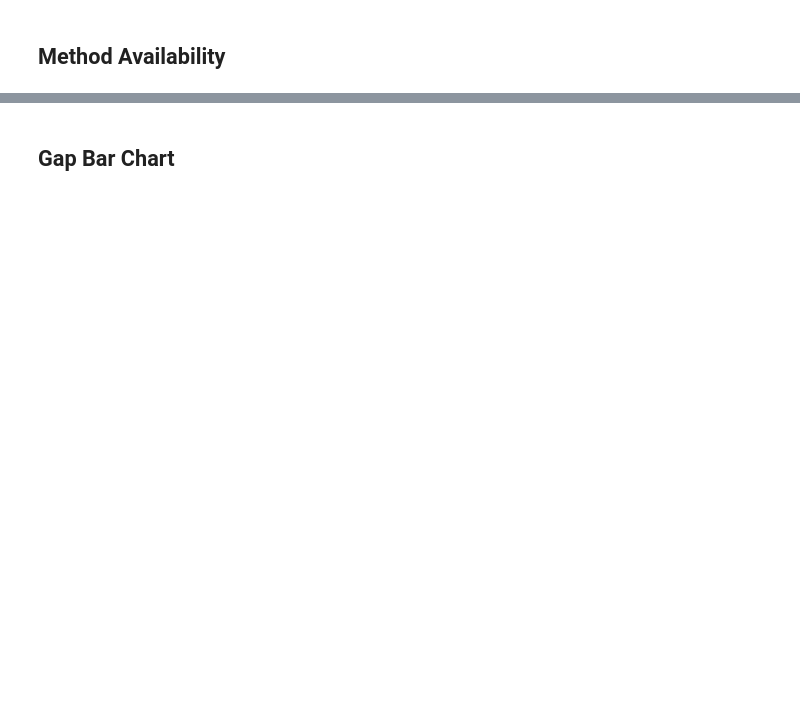
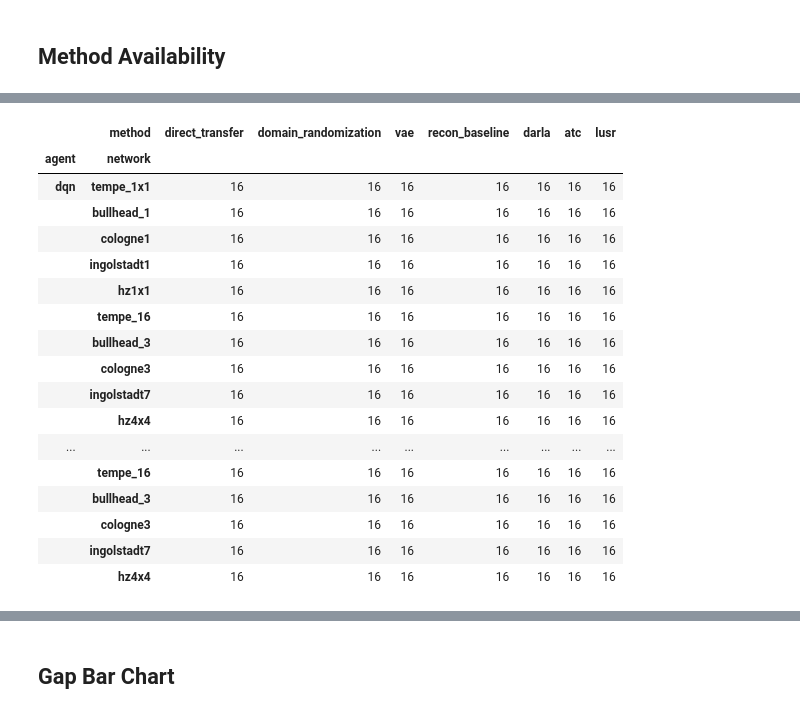
Before and after one commit to Red-Pheonix/Sim2RealTSCBenchMark, a Jupyter notebook: analyze_observations.ipynb, the cells around one changed output, grey strips where cells are left out. Saved outputs shown, nothing was run; the diff lists cells and outputs as text; code cells hidden in the pictures; blank space fills up the shorter version.

```diff
--- a/analyze_observations.ipynb
+++ b/analyze_observations.ipynb
@@ -304,2 +26,34 @@ display(method_metric_df)
+# %%
+from pathlib import Path
+
+import numpy as np
+import pandas as pd
+import matplotlib.pyplot as plt
+
+# All parsing + selection logic lives in scripts/gap_tables.py (shared with
+# make_figures.ipynb): newest usable DTL per cell, REAL_TEST rows (REAL_TRAIN
+# fallback), cadence subsample, top-5 by reward with a stable mergesort +
+# episode tie-break. build() parses logs/ -> tables/observation_table.csv and
+# returns the raw (unformatted) per-cell frame used below.
+from scripts.gap_tables import AGENTS, OBSERVATIONS as TASK
+
+results_df = TASK.build(verbose=True)
+
+NETWORK_ORDER = TASK.networks
+SETTING_ORDER = TASK.settings
+METHOD_ORDER = TASK.methods
+SINGLE_SHOT_METHODS = TASK.single_shot
+candidate_dtls, real_rows, read_dtl = TASK.candidate_dtls, TASK.real_rows, TASK.read_dtl
+
+# fixed method -> color (Tol bright, CVD-safe); consistent across every figure
+METHOD_COLORS = {
+    'direct_transfer': '#4477AA',
+    'domain_randomization': '#EE6677',
+    'vae': '#228833',
+    'recon_baseline': '#CCBB44',
+    'darla': '#66CCEE',
+    'atc': '#AA3377',
+    'lusr': '#BBBBBB',
+}
 # %% [markdown]
 ## Method Availability
@@ -395,0 +60,27 @@ comparison_df
+# %%
+availability = (
+    results_df.pivot_table(index=['agent', 'network'], columns='method',
+                           values='travel_time', aggfunc='count', observed=False)
+    .reindex(columns=METHOD_ORDER)
+    .fillna(0).astype(int)
+)
+availability  # number of settings with a usable run, per method
+# %% [output]
+|  | method | direct_transfer | domain_randomization | vae | recon_baseline | darla | atc | lusr |
+| agent | network |  |  |  |  |  |  |  |
+| dqn | tempe_1x1 | 16 | 16 | 16 | 16 | 16 | 16 | 16 |
+|  | bullhead_1 | 16 | 16 | 16 | 16 | 16 | 16 | 16 |
+|  | cologne1 | 16 | 16 | 16 | 16 | 16 | 16 | 16 |
+|  | ingolstadt1 | 16 | 16 | 16 | 16 | 16 | 16 | 16 |
+|  | hz1x1 | 16 | 16 | 16 | 16 | 16 | 16 | 16 |
+|  | tempe_16 | 16 | 16 | 16 | 16 | 16 | 16 | 16 |
+|  | bullhead_3 | 16 | 16 | 16 | 16 | 16 | 16 | 16 |
+|  | cologne3 | 16 | 16 | 16 | 16 | 16 | 16 | 16 |
+|  | ingolstadt7 | 16 | 16 | 16 | 16 | 16 | 16 | 16 |
+|  | hz4x4 | 16 | 16 | 16 | 16 | 16 | 16 | 16 |
+| ... | ... | ... | ... | ... | ... | ... | ... | ... |
+|  | tempe_16 | 16 | 16 | 16 | 16 | 16 | 16 | 16 |
+|  | bullhead_3 | 16 | 16 | 16 | 16 | 16 | 16 | 16 |
+|  | cologne3 | 16 | 16 | 16 | 16 | 16 | 16 | 16 |
+|  | ingolstadt7 | 16 | 16 | 16 | 16 | 16 | 16 | 16 |
+|  | hz4x4 | 16 | 16 | 16 | 16 | 16 | 16 | 16 |
```
Also changed, not shown: parts of 27 cells of this notebook, 10 other files.
